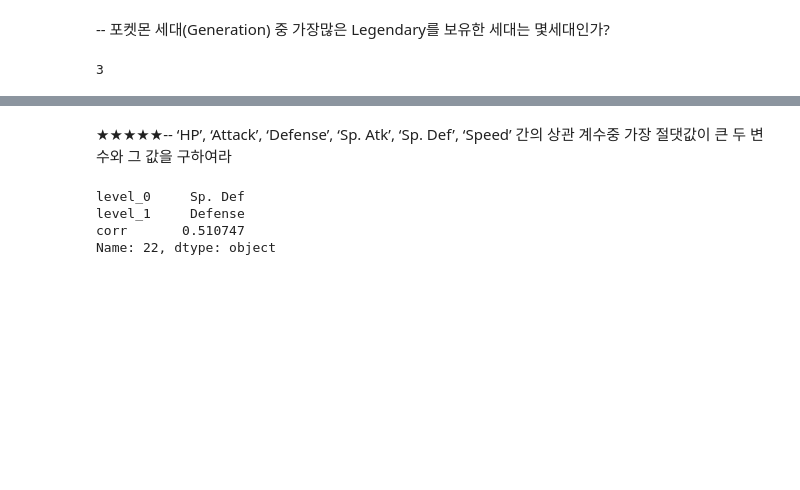
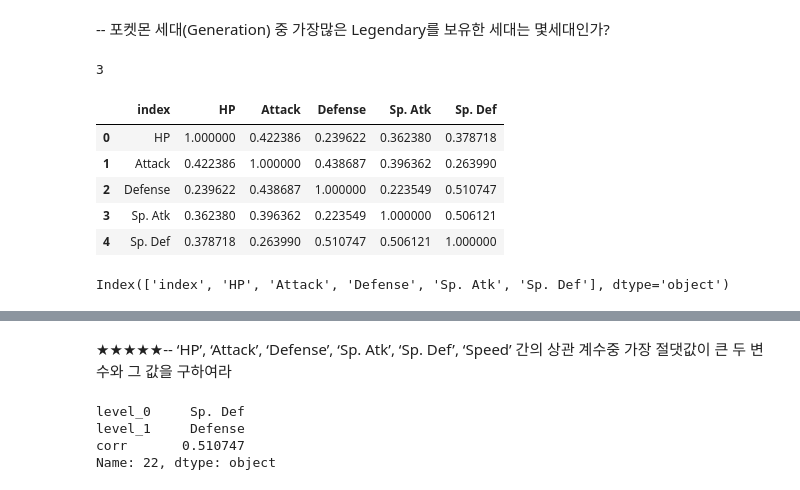
Before and after one commit to iuj180/practice, a Jupyter notebook: practice_Datamanim_category1.ipynb, the cells around one changed output, grey strips where cells are left out. Cells and saved outputs as stored; diff of their text form; code cells hidden in the pictures; blank space fills up the shorter version.

```diff
--- a/practice_Datamanim_category1.ipynb
+++ b/practice_Datamanim_category1.ipynb
@@ -768,3 +782,17 @@ result = df.loc[df['Legendary']==True]['Generation'].value_counts().index[0]
 print(result)
 # %% [output]
 3
+# %%
+df.iloc[:,5:10].corr().reset_index()
+# %% [output]
+|  | index | HP | Attack | Defense | Sp. Atk | Sp. Def |
+| 0 | HP | 1.000000 | 0.422386 | 0.239622 | 0.362380 | 0.378718 |
+| 1 | Attack | 0.422386 | 1.000000 | 0.438687 | 0.396362 | 0.263990 |
+| 2 | Defense | 0.239622 | 0.438687 | 1.000000 | 0.223549 | 0.510747 |
+| 3 | Sp. Atk | 0.362380 | 0.396362 | 0.223549 | 1.000000 | 0.506121 |
+| 4 | Sp. Def | 0.378718 | 0.263990 | 0.510747 | 0.506121 | 1.000000 |
+# %%
+t = df.iloc[:,5:10].corr().reset_index()
+t.columns
+# %% [output]
+Index(['index', 'HP', 'Attack', 'Defense', 'Sp. Atk', 'Sp. Def'], dtype='object')
```
Also changed, not shown: parts of 85 cells of this notebook.
